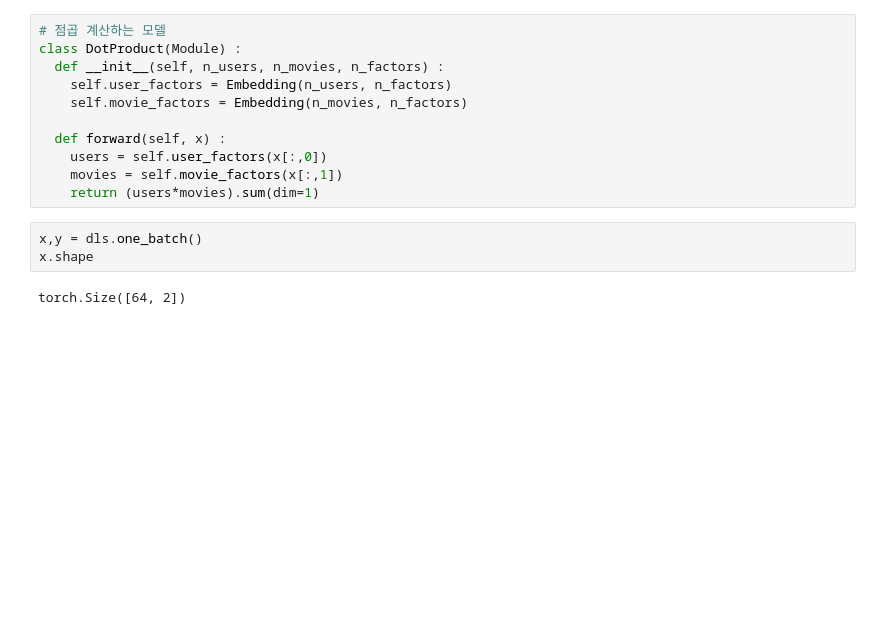
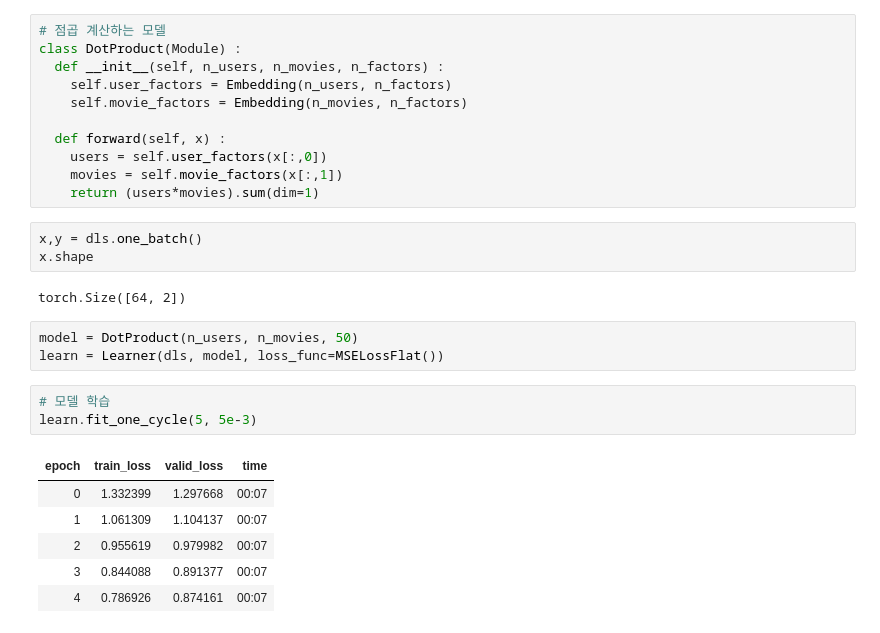
Before and after one commit to chw8207/fastai_pytorch, a Jupyter notebook: 협업필터링.ipynb, the cells around one changed output. Cells and saved outputs as stored; diff of their text form; blank space fills up the shorter version.

```diff
--- a/협업필터링.ipynb
+++ b/협업필터링.ipynb
@@ -166,3 +168,16 @@ x,y = dls.one_batch()
 x.shape
 # %% [output]
 torch.Size([64, 2])
+# %%
+model = DotProduct(n_users, n_movies, 50)
+learn = Learner(dls, model, loss_func=MSELossFlat())
+# %%
+# 모델 학습
+learn.fit_one_cycle(5, 5e-3)
+# %% [output]
+| epoch | train_loss | valid_loss | time |
+| 0 | 1.332399 | 1.297668 | 00:07 |
+| 1 | 1.061309 | 1.104137 | 00:07 |
+| 2 | 0.955619 | 0.979982 | 00:07 |
+| 3 | 0.844088 | 0.891377 | 00:07 |
+| 4 | 0.786926 | 0.874161 | 00:07 |
```
Also changed, not shown: parts of 10 cells of this notebook.
